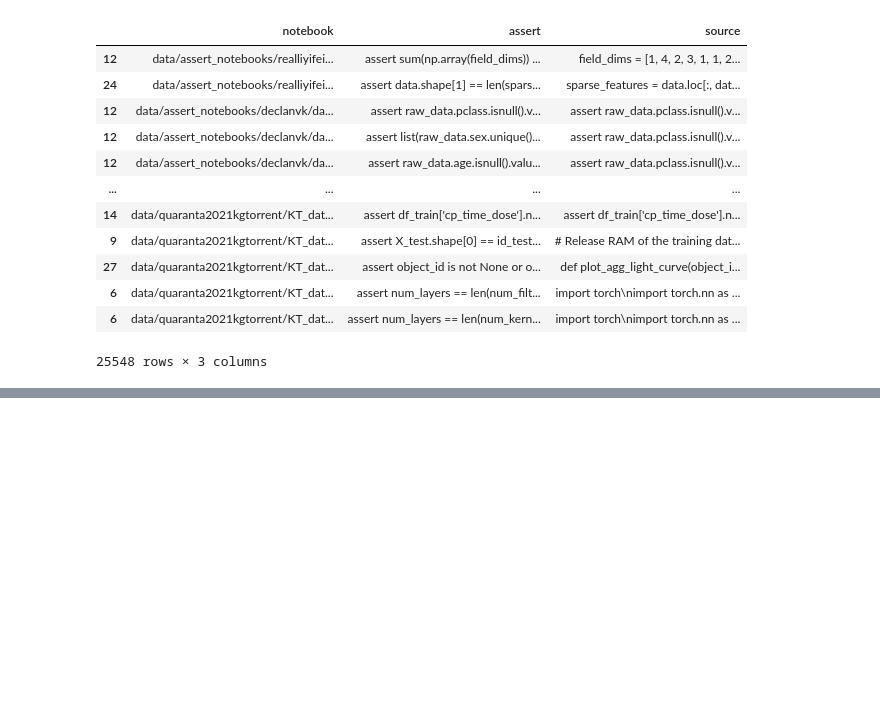
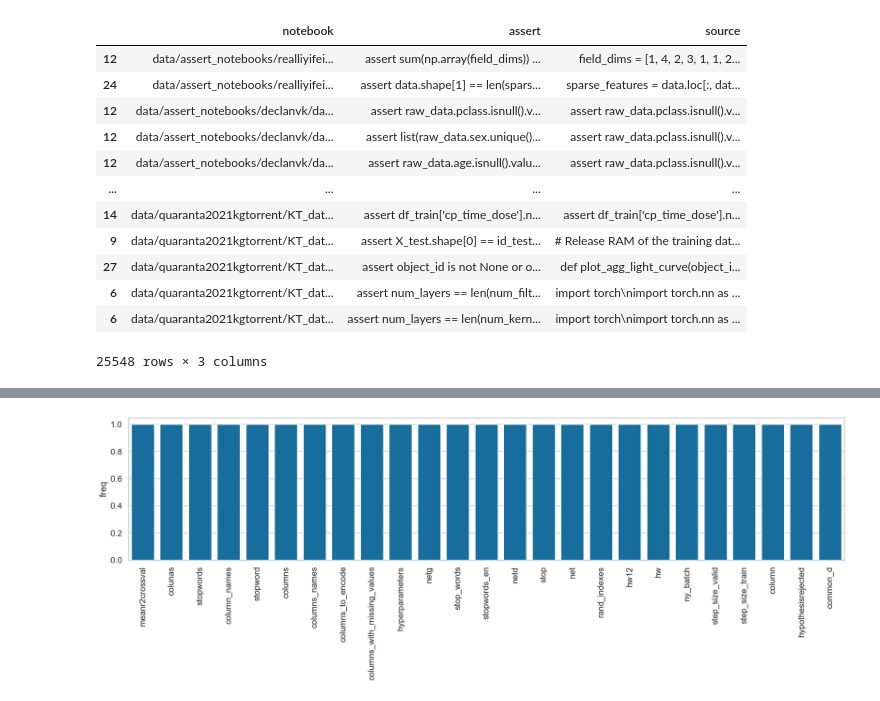
Before and after one commit to arumoy-shome/shome2023notebook, a Jupyter notebook: docs/analysis.ipynb, the cells around one changed output, grey strips where cells are left out. Drawn from its saved outputs; the diff is of its cells as text; code cells hidden in the pictures; blank space fills up the shorter version.

```diff
--- a/docs/analysis.ipynb
+++ b/docs/analysis.ipynb
@@ -109,0 +257,19 @@ for idx in asserts["bin"].unique():
+# %%
+vectorizer = TfidfVectorizer(
+    stop_words=["print"],
+)
+X = vectorizer.fit_transform(prints["print"])
+occurances = pd.DataFrame(
+    data={"freq": X.toarray().max(axis=0)},
+    index=vectorizer.get_feature_names_out(),
+)
+occurances = occurances.sort_values(by=["freq"], ascending=False)
+# %%
+fig, ax = plt.subplots(figsize=(25,5))
+sns.barplot(
+    data=occurances["freq"].head(25),
+    ax=ax,
+)
+ax.tick_params(axis='x', rotation=90)
+# %% [output]
+[figure, added]
```
Also changed, not shown: parts of 40 cells of this notebook, 5 other files.
